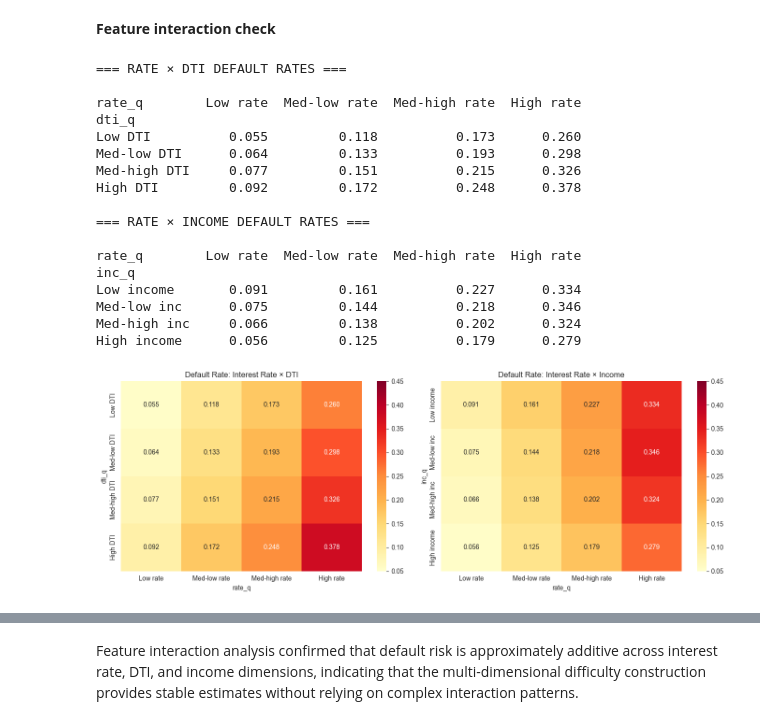
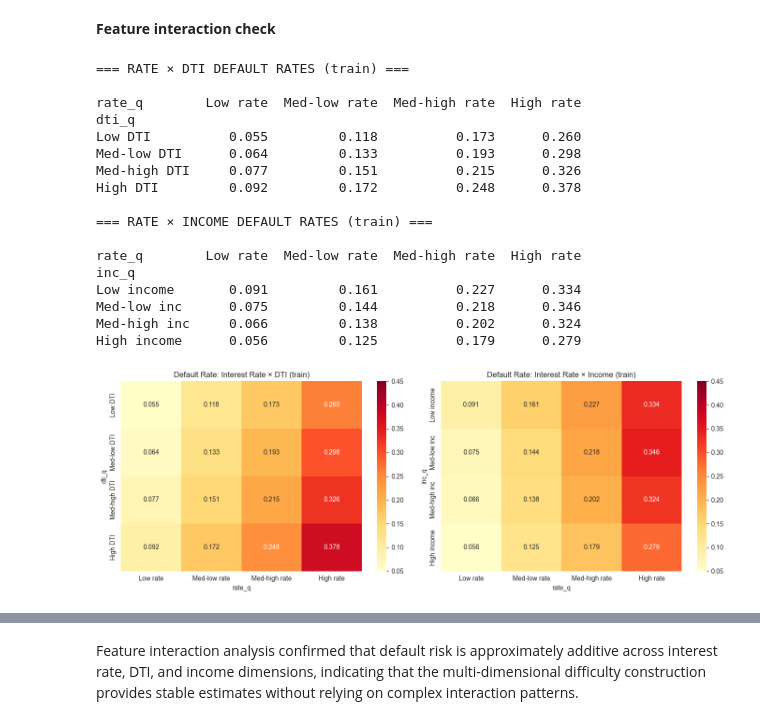
Before and after one commit to anna-asatryan/capstone, a Jupyter notebook: codes/notebooks/eda.ipynb, the cells around one changed output, grey strips where cells are left out. Drawn from its saved outputs; the diff is of its cells as text; code cells hidden in the pictures.

```diff
--- a/codes/notebooks/eda.ipynb
+++ b/codes/notebooks/eda.ipynb
@@ -73,7 +64,7 @@ Working directory: /Users/annaasatryan/Desktop/capstone/codes/notebooks
 # %% [markdown]
 **Data loading**
 # %%
-df = load_and_clean(DATA_PATH)
+df = load_and_clean(DATA_RAW)
 
 print("\nShape:", df.shape)
 print("Columns:", len(df.columns))
@@ -363,91 +357,76 @@ These results are used jointly with univariate analysis to guide feature selecti
 # %% [markdown]
 **Feature interaction check**
 # %%
-# Use training data only
+# Feature interaction analysis — uses TRAINING data only (pre-2016)
 train_interaction = df[df['issue_d'] < '2016-01-01'].copy()
 
-# Create coarse bins for the interaction grid
 train_interaction['rate_q'] = pd.qcut(train_interaction['int_rate'], q=4,
                                        labels=['Low rate', 'Med-low rate', 'Med-high rate', 'High rate'])
-train_interaction['dti_q'] = pd.qcut(train_interaction['dti'], q=4,
-                                      labels=['Low DTI', 'Med-low DTI', 'Med-high DTI', 'High DTI'])
-train_interaction['inc_q'] = pd.qcut(train_interaction['log_annual_inc'], q=4,
-                                      labels=['Low income', 'Med-low inc', 'Med-high inc', 'High income'])
+train_interaction['dti_q']  = pd.qcut(train_interaction['dti'], q=4,
+                                       labels=['Low DTI', 'Med-low DTI', 'Med-high DTI', 'High DTI'])
+train_interaction['inc_q']  = pd.qcut(train_interaction['log_annual_inc'], q=4,
+                                       labels=['Low income', 'Med-low inc', 'Med-high inc', 'High income'])
 
-# --- Rate × DTI interaction ---
 rate_dti_grid = train_interaction.pivot_table(
     values='target', index='dti_q', columns='rate_q',
     aggfunc='mean', observed=True
 ).round(3)
 
-print("=== RATE × DTI DEFAULT RATES ===\n")
+print("=== RATE × DTI DEFAULT RATES (train) ===\n")
 print(rate_dti_grid.to_string())
 
-fig, axes = plt.subplots(1, 2, figsize=(14, 5))
-
-# Heatmap
-sns.heatmap(rate_dti_grid, annot=True, fmt='.3f', cmap='YlOrRd', ax=axes[0],
-            vmin=0.05, vmax=0.45)
-axes[0].set_title('Default Rate: Interest Rate × DTI')
-
-# --- Rate × Income interaction ---
 rate_inc_grid = train_interaction.pivot_table(
     values='target', index='inc_q', columns='rate_q',
     aggfunc='mean', observed=True
 ).round(3)
 
-print("\n=== RATE × INCOME DEFAULT RATES ===\n")
+print("\n=== RATE × INCOME DEFAULT RATES (train) ===\n")
 print(rate_inc_grid.to_string())
 
-sns.heatmap(rate_inc_grid, annot=True, fmt='.3f', cmap='YlOrRd', ax=axes[1],
-            vmin=0.05, vmax=0.45)
-axes[1].set_title('Default Rate: Interest Rate × Income')
+if SAVE_FIGS:
+    fig, axes = plt.subplots(1, 2, figsize=(14, 5))
+    sns.heatmap(rate_dti_grid, annot=True, fmt='.3f', cmap='YlOrRd', ax=axes[0], vmin=0.05, vmax=0.45)
+    axes[0].set_title('Default Rate: Interest Rate × DTI (train)')
+    sns.heatmap(rate_inc_grid, annot=True, fmt='.3f', cmap='YlOrRd', ax=axes[1], vmin=0.05, vmax=0.45)
+    axes[1].set_title('Default Rate: Interest Rate × Income (train)')
+    plt.tight_layout()
+    plt.savefig(FIGS_DIR / "feature_interactions.png", dpi=150, bbox_inches='tight')
+    plt.show()
 
-plt.tight_layout()
-plt.savefig("../visualizations/feature_interactions.png", dpi=150, bbox_inches='tight')
-plt.show()
+# Interaction strength
+marginal_rate = train_interaction.groupby('rate_q', observed=True)['target'].mean()
+marginal_dti  = train_interaction.groupby('dti_q',  observed=True)['target'].mean()
+global_mean   = train_interaction['target'].mean()
 
-# --- Quantify interaction strength ---
+additive_prediction = global_mean + (marginal_rate.iloc[-1] - global_mean) + (marginal_dti.iloc[-1] - global_mean)
+actual_joint        = rate_dti_grid.iloc[-1, -1]
 
-marginal_rate = train_interaction.groupby('rate_q', observed=True)['target'].mean()
-marginal_dti = train_interaction.groupby('dti_q', observed=True)['target'].mean()
-global_rate = train_interaction['target'].mean()
-
-print("\n=== INTERACTION STRENGTH ===\n")
-print("Marginal default rates:")
-print(f"  High rate alone:  {marginal_rate.iloc[-1]:.4f}")
-print(f"  High DTI alone:   {marginal_dti.iloc[-1]:.4f}")
-print(f"  Global mean:      {global_rate:.4f}")
-
-# Under additivity: P(default | high_rate, high_dti) ≈ global + (high_rate - global) + (high_dti - global)
-additive_prediction = global_rate + (marginal_rate.iloc[-1] - global_rate) + (marginal_dti.iloc[-1] - global_rate)
-actual_joint = rate_dti_grid.iloc[-1, -1]  # high DTI, high rate
-
-print(f"\nAdditive prediction (high rate + high DTI): {additive_prediction:.4f}")
+print("\n=== INTERACTION STRENGTH ===")
+print(f"Additive prediction (high rate + high DTI): {additive_prediction:.4f}")
 print(f"Actual observed (high rate + high DTI):     {actual_joint:.4f}")
 print(f"Interaction effect (actual - additive):     {actual_joint - additive_prediction:+.4f}")
 
 if abs(actual_joint - additive_prediction) > 0.02:
-    print("\n→ Super-additive interaction detected. 3D difficulty construction is justified.")
+    print("\n→ Super-additive interaction. 3D difficulty construction justified.")
 else:
-    print("\n→ Interaction is approximately additive. 3D construction is conservative but defensible.")
+    print("\n→ Approximately additive. 3D construction conservative but defensible.")
 # %% [output]
-=== RATE × DTI DEFAULT RATES ===
+=== RATE × DTI DEFAULT RATES (train) ===
 
 rate_q        Low rate  Med-low rate  Med-high rate  High rate
 dti_q
 Low DTI          0.055         0.118          0.173      0.260
 Med-low DTI      0.064         0.133          0.193      0.298
 Med-high DTI     0.077         0.151          0.215      0.326
 High DTI         0.092         0.172          0.248      0.378
 
-=== RATE × INCOME DEFAULT RATES ===
+=== RATE × INCOME DEFAULT RATES (train) ===
 
 rate_q        Low rate  Med-low rate  Med-high rate  High rate
 inc_q
 Low income       0.091         0.161          0.227      0.334
 Med-low inc      0.075         0.144          0.218      0.346
 Med-high inc     0.066         0.138          0.202      0.324
 High income      0.056         0.125          0.179      0.279
-[figure, old version]
+[figure, new version]
 === INTERACTION STRENGTH ===
```
Also changed, not shown: parts of 12 cells of this notebook, 35 other files.
